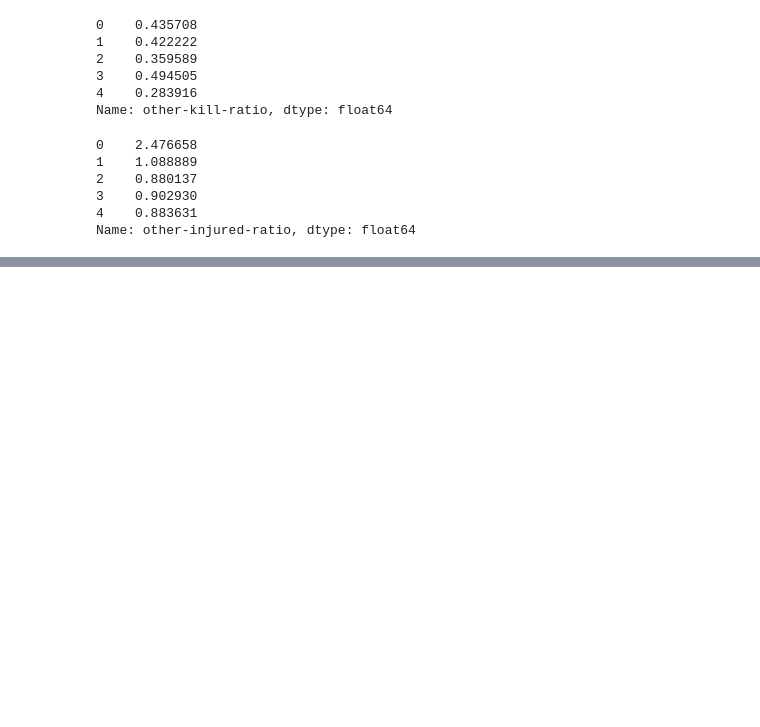
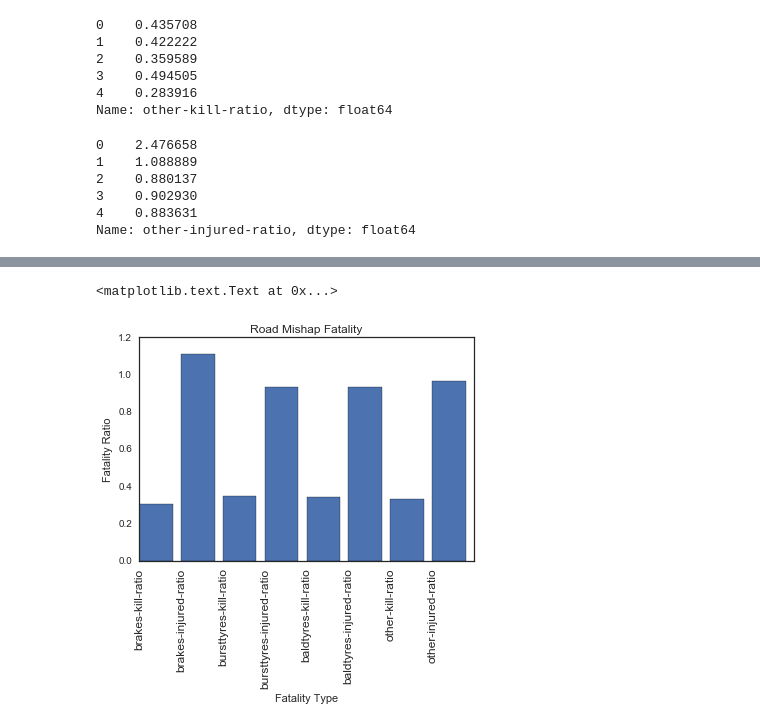
Before and after one commit to dbiswa4/python-projects, a Jupyter notebook: spring-2017/src/data-viz/proj/vehicle-defect-01.ipynb, the cells around one changed output, grey strips where cells are left out. Saved outputs shown, nothing was run; the diff lists cells and outputs as text; code cells hidden in the pictures; blank space fills up the shorter version.

Commit message:
vehicle defects more charts added

```diff
--- a/spring-2017/src/data-viz/proj/vehicle-defect-01.ipynb
+++ b/spring-2017/src/data-viz/proj/vehicle-defect-01.ipynb
@@ -14,6 +14,7 @@ vehicle_defect_df_raw = pd.read_csv('vehicle_defect.csv', delimiter=',')
 # %%
 #replace NaN with 0
 vehicle_defect_df = vehicle_defect_df_raw[~(vehicle_defect_df_raw['State'] == 'Total')].fillna(0)
+vehicle_defect_total_df = vehicle_defect_df_raw[vehicle_defect_df_raw['State'] == 'Total']
 # %%
 vehicle_defect_df.head()
 # %% [output]
@@ -331,0 +359,16 @@ Name: other-injured-ratio, dtype: float64
+# %%
+#Let's look at overall fatality of accidents because of different cause
+vehicle_defect_total_df['brakes-kill-ratio'] = vehicle_defect_total_df['DefectiveBrakes-PersonsKilled-2014'] / vehicle_defect_total_df['DefectiveBrakes-NumberofAccident-2014']
+vehicle_defect_total_df['brakes-injured-ratio'] = vehicle_defect_total_df['DefectiveBrakes-PersonsInjured-2014'] / vehicle_defect_total_df['DefectiveBrakes-NumberofAccident-2014']
+
+vehicle_defect_total_df['steering-kill-ratio'] = vehicle_defect_total_df['DefectiveSteering-PersonsKilled-2014'] / vehicle_defect_total_df['DefectiveSteering-NumberofAccident-2014']
+vehicle_defect_total_df['steering-injured-ratio'] = vehicle_defect_total_df['DefectiveSteering-PersonsInjured-2014'] / vehicle_defect_total_df['DefectiveSteering-NumberofAccident-2014']
+
+vehicle_defect_total_df['bursttyres-kill-ratio'] = vehicle_defect_total_df['PuncturedBurstTypres-PersonsKilled-2014'] / vehicle_defect_total_df['PuncturedBurstTypres-NumberofAccident-2014']
+vehicle_defect_total_df['bursttyres-injured-ratio'] = vehicle_defect_total_df['PuncturedBurstTypres-PersonsInjured-2014'] / vehicle_defect_total_df['PuncturedBurstTypres-NumberofAccident-2014']
+
+vehicle_defect_total_df['baldtyres-kill-ratio'] = vehicle_defect_total_df['BaldTyres-PersonsKilled-2014'] / vehicle_defect_total_df['BaldTyres-NumberofAccident-2014']
+vehicle_defect_total_df['baldtyres-injured-ratio'] = vehicle_defect_total_df['BaldTyres-PersonsInjured-2014'] / vehicle_defect_total_df['BaldTyres-NumberofAccident-2014']
+
+vehicle_defect_total_df['other-kill-ratio'] = vehicle_defect_total_df['OtherSeriousMechanicalDefect-PersonsKilled-2014'] / vehicle_defect_total_df['OtherSeriousMechanicalDefect-NumberofAccident-2014']
+vehicle_defect_total_df['other-injured-ratio'] = vehicle_defect_total_df['OtherSeriousMechanicalDefect-PersonsInjured-2014'] / vehicle_defect_total_df['OtherSeriousMechanicalDefect-NumberofAccident-2014']
@@ -331,0 +399,4 @@ Name: other-injured-ratio, dtype: float64
+# %%
+vehicle_defect_total_melted_df = pd.melt(vehicle_defect_total_df, value_vars=['brakes-kill-ratio', 'brakes-injured-ratio', 'bursttyres-kill-ratio', 'bursttyres-injured-ratio', 'baldtyres-kill-ratio', 'baldtyres-injured-ratio', 'other-kill-ratio', 'other-injured-ratio'])
+vehicle_defect_total_melted_df.columns = ['FatalityType', 'FatalityIndex']
+vehicle_defect_total_melted_df
@@ -331,0 +413,11 @@ Name: other-injured-ratio, dtype: float64
+# %%
+#vehicle_defect_total_melted_df.plot(kind='bar')
+y_pos = np.arange(len(vehicle_defect_total_melted_df['FatalityType']))
+plt.bar(y_pos, vehicle_defect_total_melted_df['FatalityIndex'])
+plt.xticks(y_pos, vehicle_defect_total_melted_df['FatalityType'], rotation=90, fontsize='large')
+plt.xlabel('Fatality Type')
+plt.ylabel('Fatality Ratio')
+plt.title('Road Mishap Fatality')
+# %% [output]
+<matplotlib.text.Text at 0x...>
+[figure, added]
```
Also changed, not shown: parts of 6 cells of this notebook.
